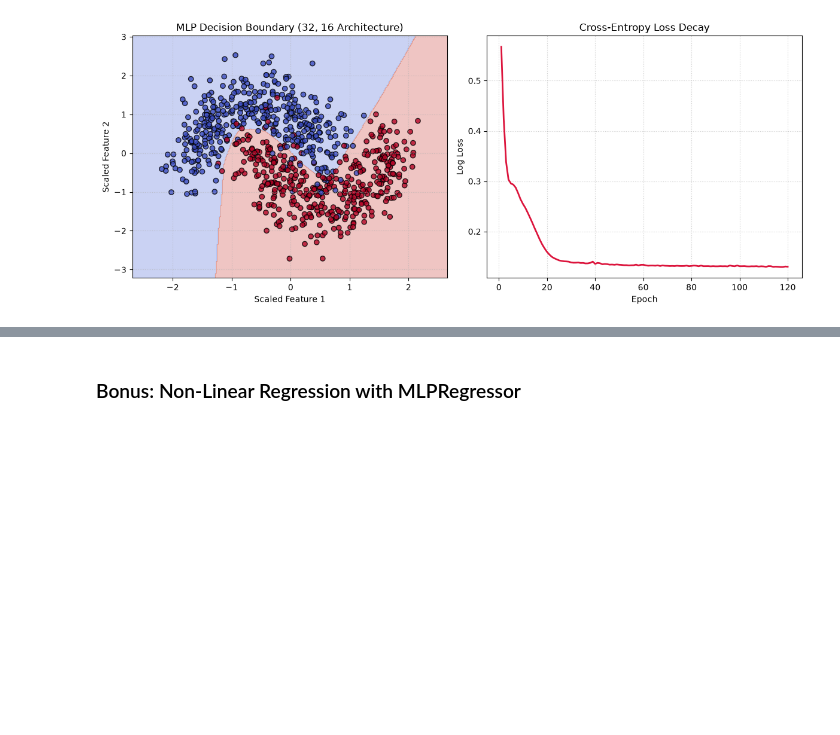
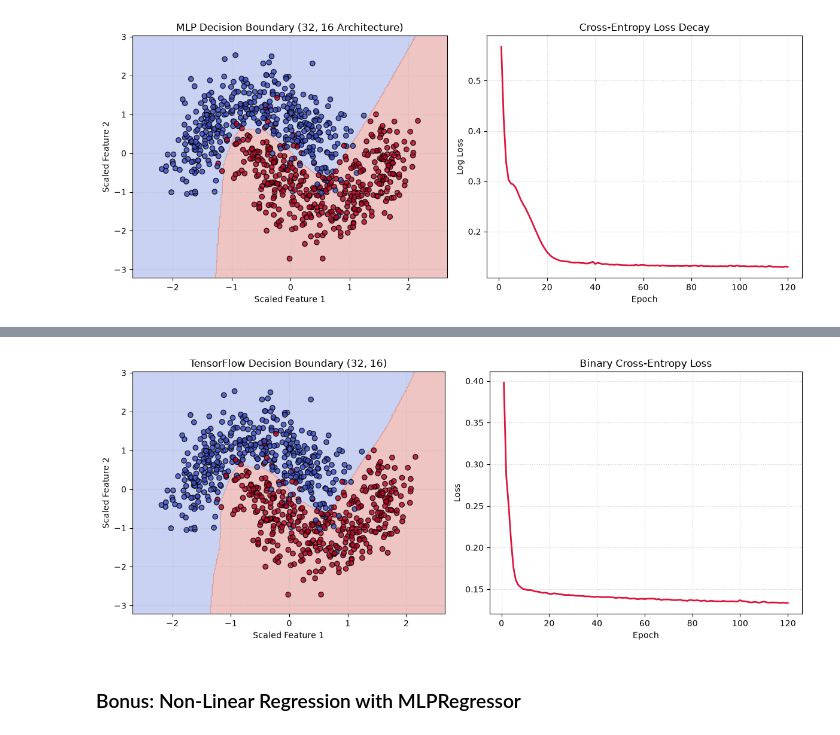
Before and after one commit to mylo2202/fsb-mle, a Jupyter notebook: session5/notebook.ipynb, the cells around one changed output, grey strips where cells are left out. Saved outputs shown, nothing was run; the diff lists cells and outputs as text; code cells hidden in the pictures; blank space fills up the shorter version.

```diff
--- a/session5/notebook.ipynb
+++ b/session5/notebook.ipynb
@@ -291,3 +293,89 @@ plt.show()
+# %%
+import numpy as np
+import matplotlib.pyplot as plt
+import tensorflow as tf
+from tensorflow.keras.models import Sequential
+from tensorflow.keras.layers import Dense
+from tensorflow.keras.optimizers import Adam
+from sklearn.datasets import make_moons
+from sklearn.preprocessing import StandardScaler
+
+# Set random seeds for reproducibility
+tf.random.set_seed(42)
+np.random.seed(42)
+
+# 1. Generate synthetic non-linear data
+X, y = make_moons(n_samples=800, noise=0.25, random_state=42)
+
+# 2. Scale features (CRITICAL for neural networks)
+scaler = StandardScaler()
+X_scaled = scaler.fit_transform(X)
+
+# 3. Build Keras Model (Equivalent to hidden_layer_sizes=(32, 16))
+model = Sequential([
+    Dense(32, activation='relu', input_shape=(2,)),  # Hidden Layer 1
+    Dense(16, activation='relu'),                    # Hidden Layer 2
+    Dense(1, activation='sigmoid')                   # Output Layer (Binary Classification)
+])
+
+# 4. Compile Model
+model.compile(
+    optimizer=Adam(learning_rate=0.01),
+    loss='binary_crossentropy',
+    metrics=['accuracy']
+)
+
+# 5. Train Model
+# Keras automatically tracks loss and metrics per epoch in history
+history = model.fit(
+    X_scaled, y,
+    epochs=120,
+    batch_size=32,
+    verbose=0  # Suppress console progress bar
+)
+
+# 6. Extract Training History
+loss_curve = history.history['loss']
+accuracy_curve = history.history['accuracy']
+
+# 7. Visualizations
+# fig, (ax1, ax2, ax3) = plt.subplots(1, 3, figsize=(18, 5))
+fig, (ax1, ax2) = plt.subplots(1, 2, figsize=(12, 5))
+
+# Plot 1: Decision Boundary
+x_min, x_max = X_scaled[:, 0].min() - 0.5, X_scaled[:, 0].max() + 0.5
+y_min, y_max = X_scaled[:, 1].min() - 0.5, X_scaled[:, 1].max() + 0.5
+xx, yy = np.meshgrid(np.linspace(x_min, x_max, 300), np.linspace(y_min, y_max, 300))
+
+# Predict probabilities, then threshold at 0.5
+probs = model.predict(np.c_[xx.ravel(), yy.ravel()], verbose=0)
+Z = (probs > 0.5).astype(int).reshape(xx.shape)
+
+ax1.contourf(xx, yy, Z, alpha=0.3, cmap=plt.cm.coolwarm)
+ax1.scatter(X_scaled[:, 0], X_scaled[:, 1], c=y, cmap=plt.cm.coolwarm, edgecolors='k', alpha=0.8)
+ax1.set_title("TensorFlow Decision Boundary (32, 16)")
+ax1.set_xlabel("Scaled Feature 1")
+ax1.set_ylabel("Scaled Feature 2")
+ax1.grid(True, linestyle=':', alpha=0.6)
+
+# Plot 2: Binary Cross-Entropy Loss Curve
+ax2.plot(range(1, 121), loss_curve, color='crimson', linewidth=2)
+ax2.set_title("Binary Cross-Entropy Loss")
+ax2.set_xlabel("Epoch")
+ax2.set_ylabel("Loss")
+ax2.grid(True, linestyle=':', alpha=0.6)
+
+# # Plot 3: Training Accuracy Curve
+# ax3.plot(range(1, 121), accuracy_curve, color='forestgreen', linewidth=2)
+# ax3.set_title("Training Accuracy Curve")
+# ax3.set_xlabel("Epoch")
+# ax3.set_ylabel("Accuracy")
+# ax3.grid(True, linestyle=':', alpha=0.6)
+
+plt.tight_layout()
+plt.show()
+# %% [output]
+[figure, added]
 # %% [markdown]
 ### Bonus: Non-Linear Regression with MLPRegressor
 # %%
```
Also changed, not shown: parts of 3 cells of this notebook, 1 other file.
